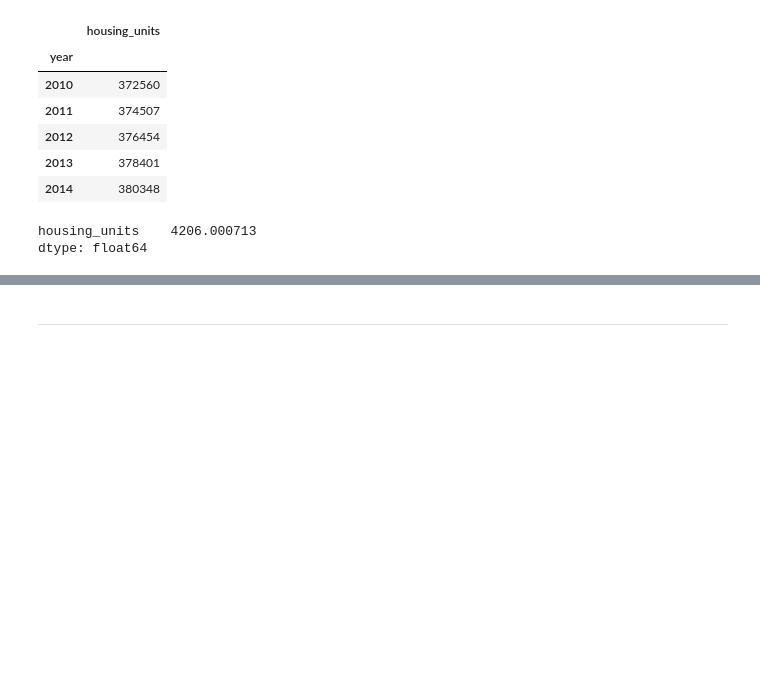
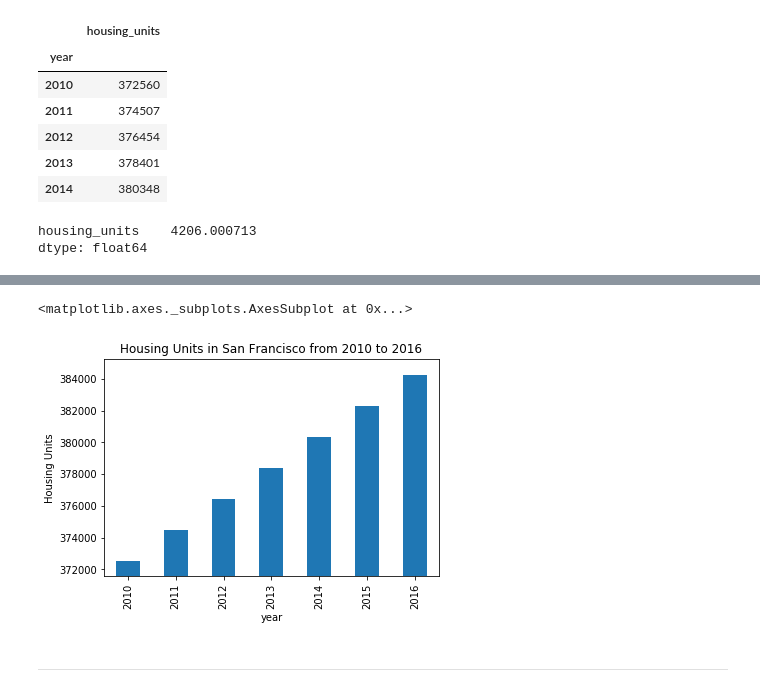
Before and after one commit to JDY320/pyviz_homework, a Jupyter notebook: rental_analysis.ipynb, the cells around one changed output, grey strips where cells are left out. Drawn from its saved outputs; the diff is of its cells as text; code cells hidden in the pictures; blank space fills up the shorter version.

```diff
--- a/rental_analysis.ipynb
+++ b/rental_analysis.ipynb
@@ -91,7 +91,7 @@ number_of_units_df.to_csv("number_of_units_df.csv")
 # Note: You will need to manually adjust the y limit of the chart using the min and max values from above.
 # Set y-axis limits using the variables calculated below.  Added 1000 to the max, and subtracted 1000 from the min for visual purposes.
 
-number_of_units_df.hvplot.bar(ylim=(min_units-1000,max_units+1000),
+number_of_units_df.plot.bar(ylim=(min_units-1000,max_units+1000),
                             title="Housing Units in San Francisco from 2010 to 2016",
                             ylabel='Housing Units',
                             legend=False)
@@ -103,3 +102,5 @@ number_of_units_df.hvplot.bar(ylim=(min_units-1000,max_units+1000),
+<matplotlib.axes._subplots.AxesSubplot at 0x...>
+[figure, added]
 # %% [markdown]
 - - -
 # %% [markdown]
```
Also changed, not shown: parts of 4 cells of this notebook, 1 other file.
